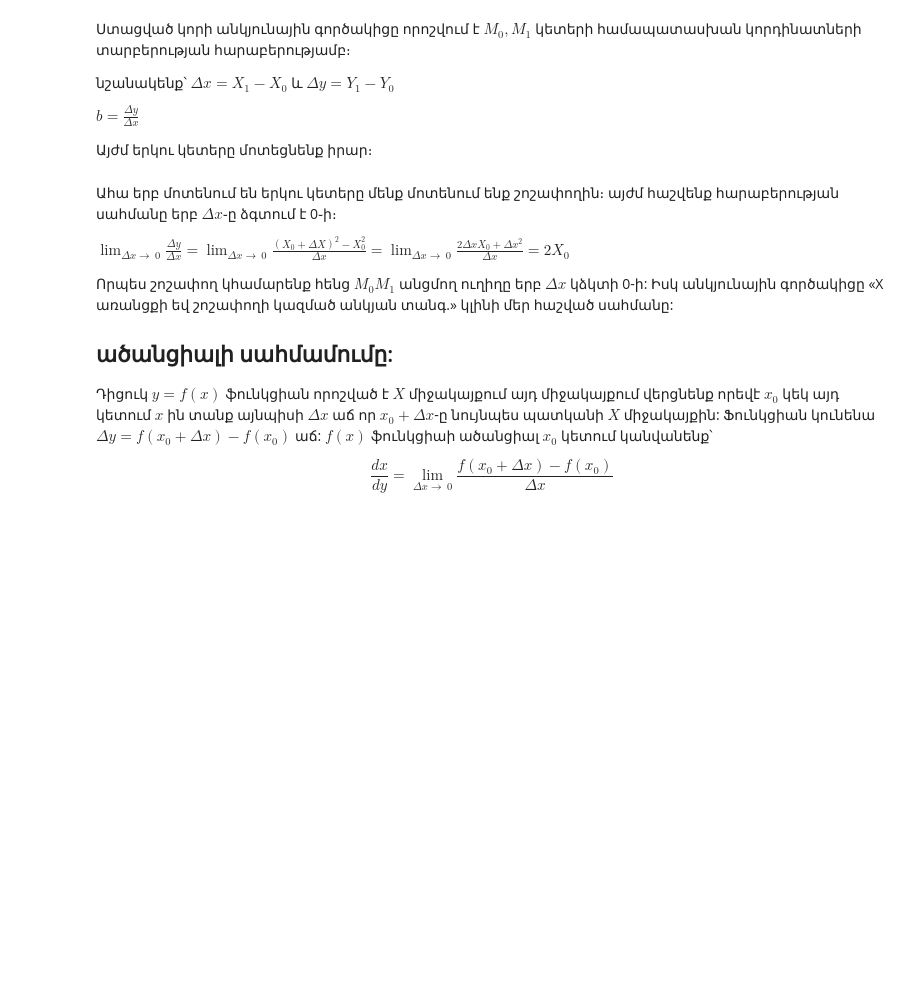
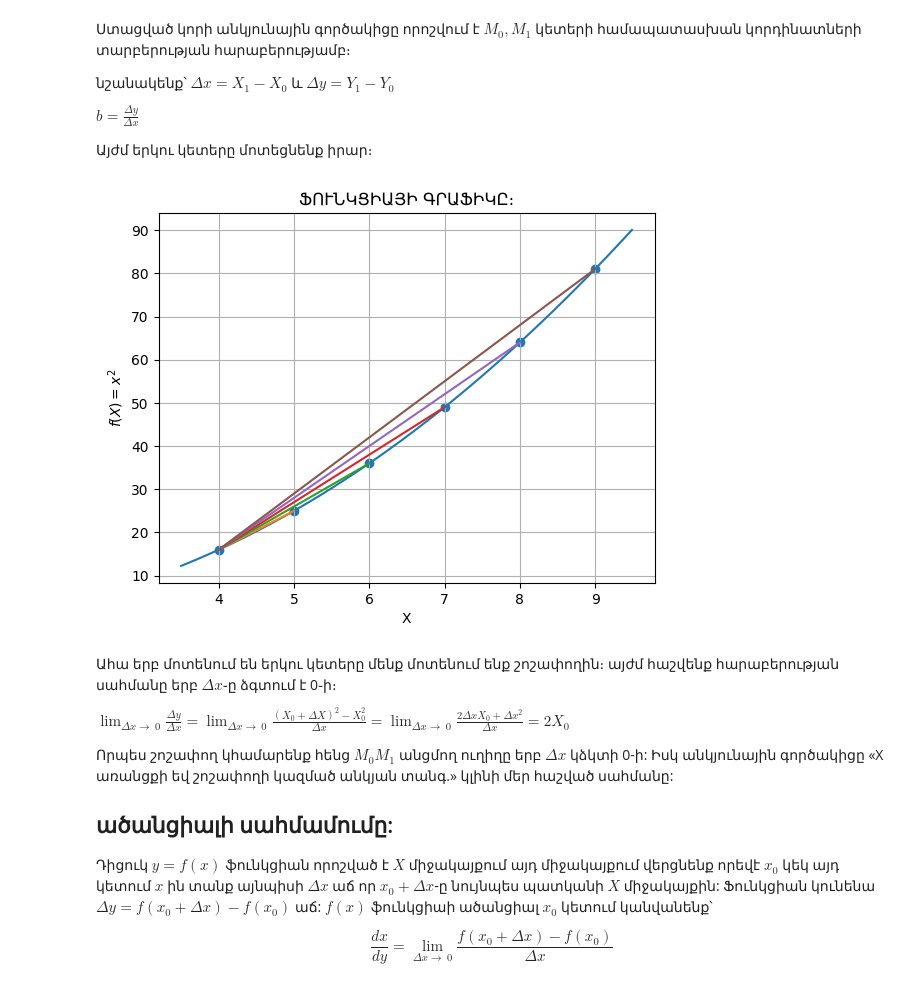
Before and after one commit to Varlusin/math_analiz, a Jupyter notebook: derivative.ipynb, the cells around one changed output. Cells and saved outputs as stored; diff of their text form; code cells hidden in the pictures; blank space fills up the shorter version.

```diff
--- a/derivative.ipynb
+++ b/derivative.ipynb
@@ -55,16 +59,18 @@ ${b= \frac{Δy}{Δx}}$
 # %%
 x=np.arange(3.5,9.5, 0.01)
 y=x**2
 plt.plot(x,y)
 x_m= np.array([4,5,6,7,8,9])
 y_m = x_m**2
 plt.xlabel("X")
 plt.ylabel("$f(X)={x^2}$")
-plt.title("ՖՈՒՆԿՑԻԱՅԻ ԳՐԱՖԻԿԸ")
+plt.title("ՖՈՒՆԿՑԻԱՅԻ ԳՐԱՖԻԿԸ։")
 plt.scatter(x_m,y_m)
 for i in range(1,6,1):
   plt.plot([4,x_m[i]], [16, y_m[i]])
 plt.grid(True)
+# %% [output]
+[figure, added]
 # %% [markdown]
 Ահա երբ մոտենում են երկու կետերը մենք մոտենում ենք շոշափողին։ այժմ հաշվենք հարաբերության սահմանը երբ $Δx$֊ը ձգտում է 0֊ի։
 
```
Also changed, not shown: parts of 7 cells of this notebook, 1 other file.
